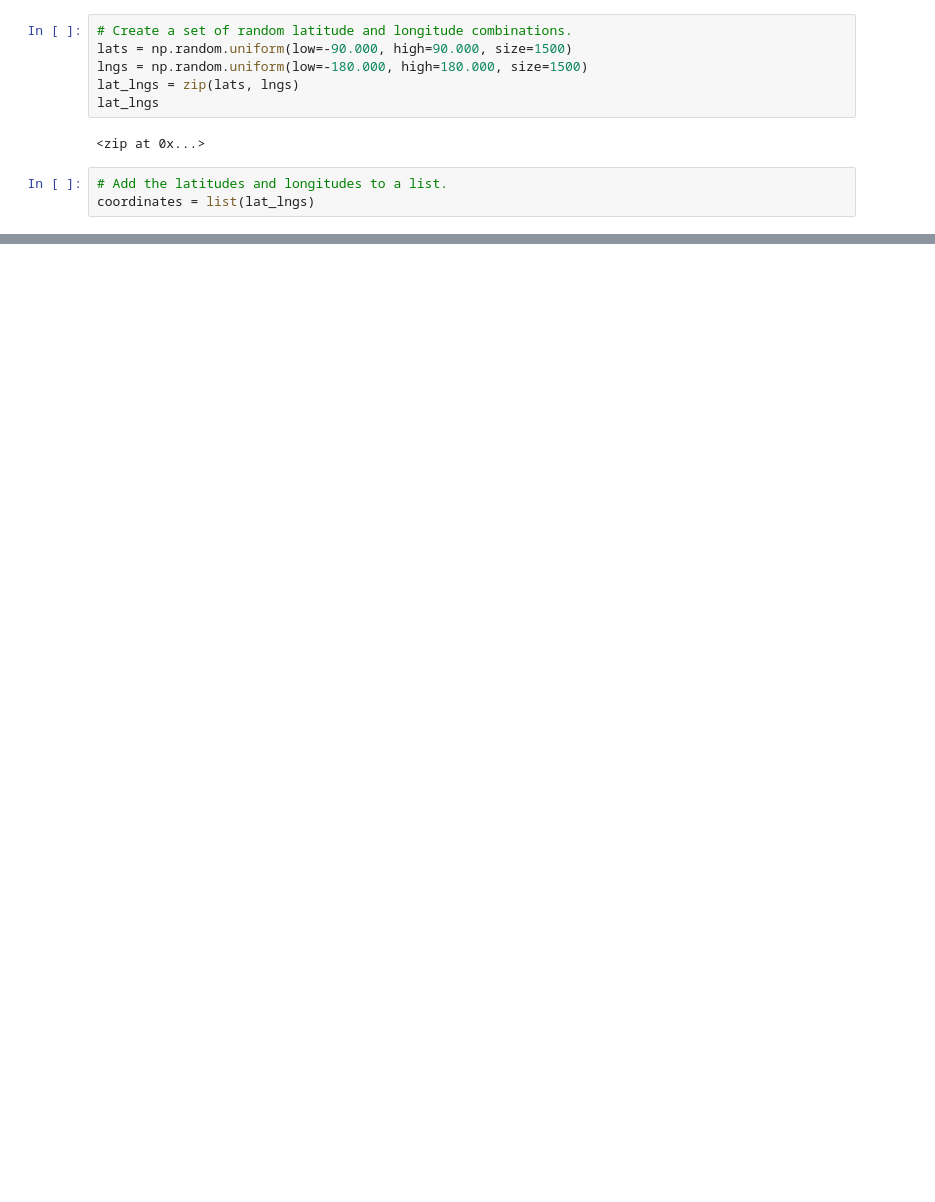
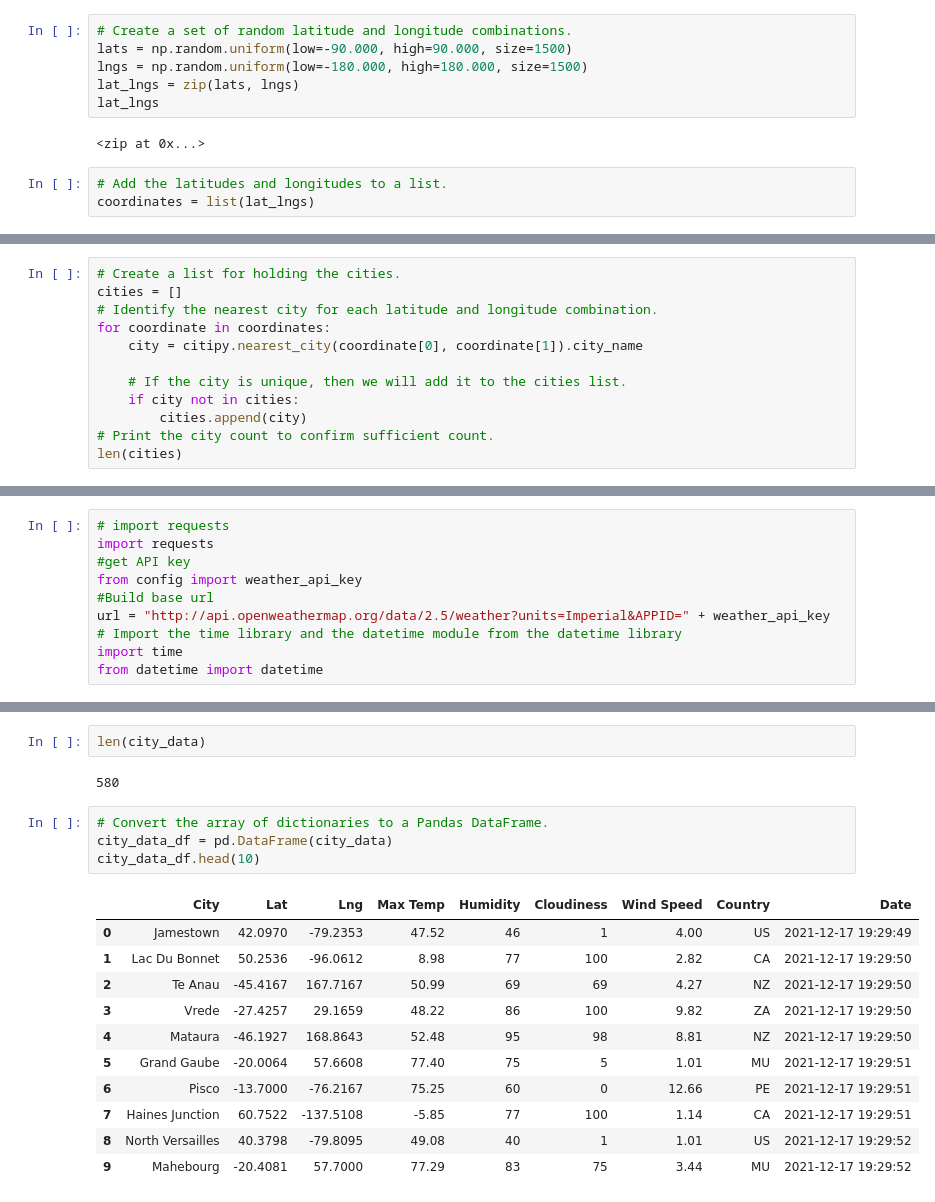
Before and after one commit to DarlenePenn/World_Weather_Analysis, a Jupyter notebook: WeatherPy.ipynb, the cells around one changed output, grey strips where cells are left out. Saved outputs shown, nothing was run; the diff lists cells and outputs as text; blank space fills up the shorter version.

```diff
--- a/WeatherPy.ipynb
+++ b/WeatherPy.ipynb
@@ -23,0 +20,12 @@ Note: you may need to restart the kernel to use updated packages.
+# %%
+# Create a list for holding the cities.
+cities = []
+# Identify the nearest city for each latitude and longitude combination.
+for coordinate in coordinates:
+    city = citipy.nearest_city(coordinate[0], coordinate[1]).city_name
+
+    # If the city is unique, then we will add it to the cities list.
+    if city not in cities:
+        cities.append(city)
+# Print the city count to confirm sufficient count.
+len(cities)
@@ -23,0 +34,10 @@ Note: you may need to restart the kernel to use updated packages.
+# %%
+# import requests
+import requests
+#get API key
+from config import weather_api_key
+#Build base url
+url = "http://api.openweathermap.org/data/2.5/weather?units=Imperial&APPID=" + weather_api_key
+# Import the time library and the datetime module from the datetime library
+import time
+from datetime import datetime
@@ -23,0 +124,20 @@ Note: you may need to restart the kernel to use updated packages.
+# %%
+len(city_data)
+# %% [output]
+580
+# %%
+# Convert the array of dictionaries to a Pandas DataFrame.
+city_data_df = pd.DataFrame(city_data)
+city_data_df.head(10)
+# %% [output]
+|  | City | Lat | Lng | Max Temp | Humidity | Cloudiness | Wind Speed | Country | Date |
+| 0 | Jamestown | 42.0970 | -79.2353 | 47.52 | 46 | 1 | 4.00 | US | 2021-12-17 19:29:49 |
+| 1 | Lac Du Bonnet | 50.2536 | -96.0612 | 8.98 | 77 | 100 | 2.82 | CA | 2021-12-17 19:29:50 |
+| 2 | Te Anau | -45.4167 | 167.7167 | 50.99 | 69 | 69 | 4.27 | NZ | 2021-12-17 19:29:50 |
+| 3 | Vrede | -27.4257 | 29.1659 | 48.22 | 86 | 100 | 9.82 | ZA | 2021-12-17 19:29:50 |
+| 4 | Mataura | -46.1927 | 168.8643 | 52.48 | 95 | 98 | 8.81 | NZ | 2021-12-17 19:29:50 |
+| 5 | Grand Gaube | -20.0064 | 57.6608 | 77.40 | 75 | 5 | 1.01 | MU | 2021-12-17 19:29:51 |
+| 6 | Pisco | -13.7000 | -76.2167 | 75.25 | 60 | 0 | 12.66 | PE | 2021-12-17 19:29:51 |
+| 7 | Haines Junction | 60.7522 | -137.5108 | -5.85 | 77 | 100 | 1.14 | CA | 2021-12-17 19:29:51 |
+| 8 | North Versailles | 40.3798 | -79.8095 | 49.08 | 40 | 1 | 1.01 | US | 2021-12-17 19:29:52 |
+| 9 | Mahebourg | -20.4081 | 57.7000 | 77.29 | 83 | 75 | 3.44 | MU | 2021-12-17 19:29:52 |
```
Also changed, not shown: parts of 7 cells of this notebook, 2 other files.
